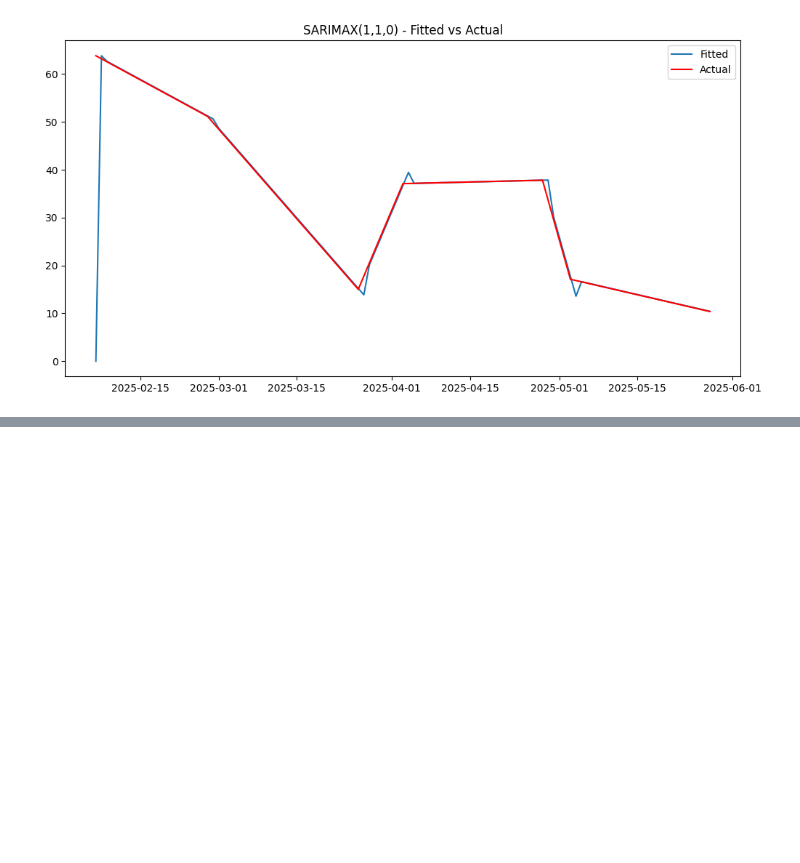
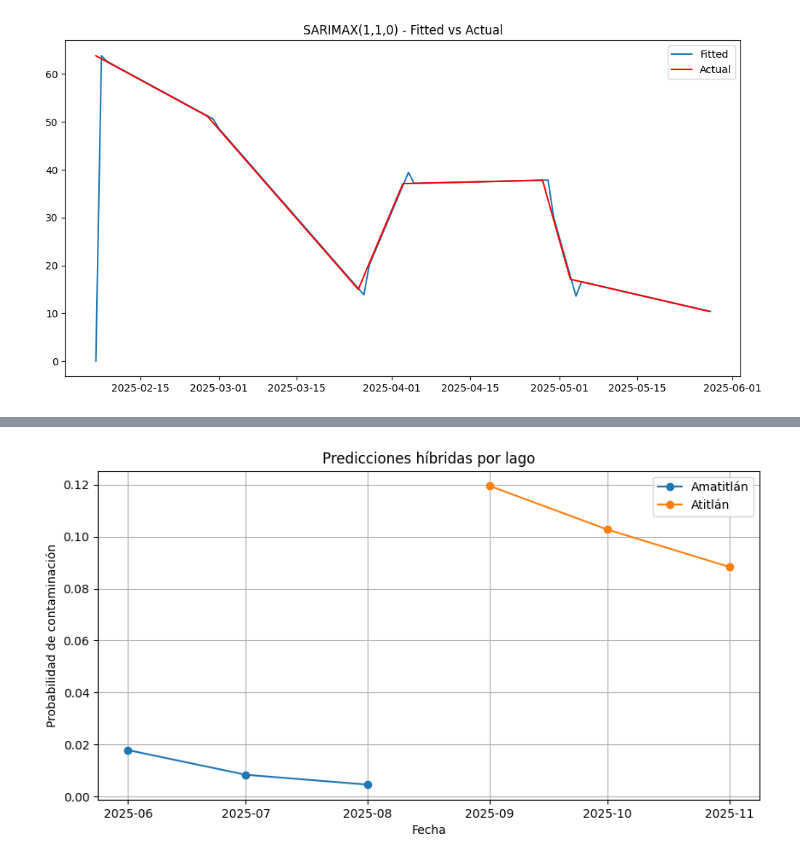
Before and after one commit to SebasJuarez/DS-Collection, a Jupyter notebook: Parte2.ipynb, the cells around one changed output, grey strips where cells are left out. Cells and saved outputs as stored; diff of their text form; code cells hidden in the pictures; blank space fills up the shorter version.

```diff
--- a/Parte2.ipynb
+++ b/Parte2.ipynb
@@ -421,0 +735,13 @@ plt.show()
+# %%
+plt.figure(figsize=(10,5))
+for lake, sub in pred_all.groupby('lake'):
+    plt.plot(sub['date'], sub['pred_prob_contaminated'], marker='o', label=lake)
+
+plt.title("Predicciones híbridas por lago")
+plt.xlabel("Fecha")
+plt.ylabel("Probabilidad de contaminación")
+plt.legend()
+plt.grid(True)
+plt.show()
+# %% [output]
+[figure, added]
```
Also changed, not shown: parts of 13 cells of this notebook, 3 other files.
